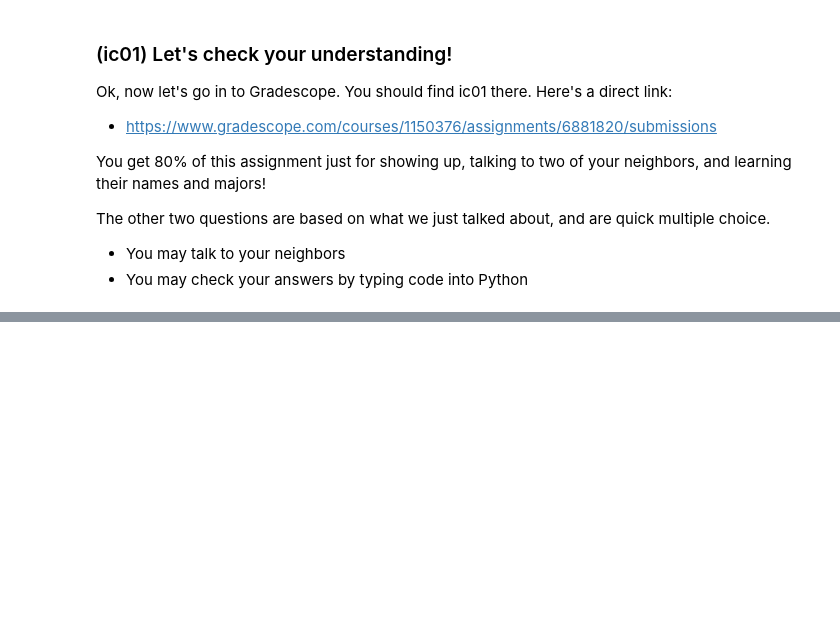
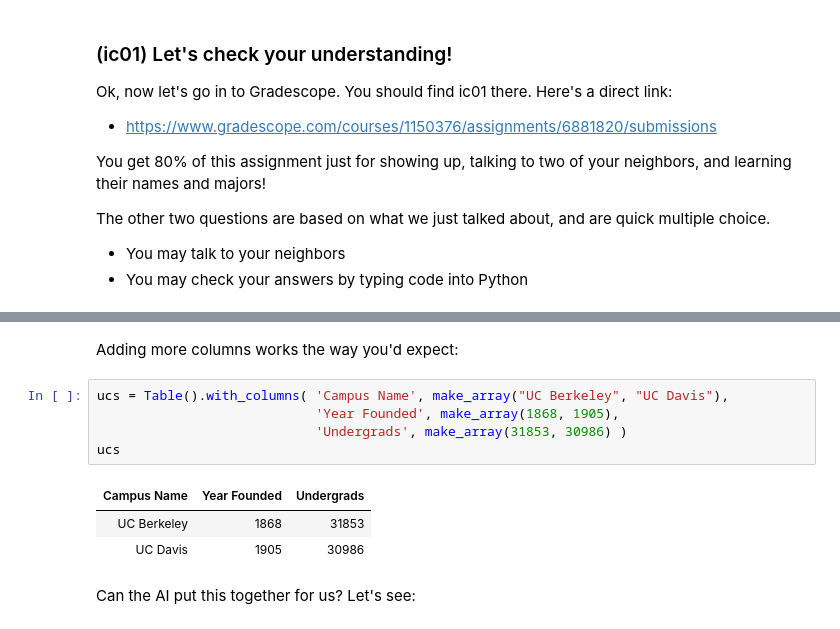
Before and after one commit to ucsb-ds/cmpsc5a-f25-students, a Jupyter notebook: lectures/lecture02.ipynb, the cells around one changed output, grey strips where cells are left out. Cells and saved outputs as stored; diff of their text form; blank space fills up the shorter version.

```diff
--- a/lectures/lecture02.ipynb
+++ b/lectures/lecture02.ipynb
@@ -457,0 +504,13 @@ The other two questions are based on what we just talked about, and are quick mu
+# %% [markdown]
+Adding more columns works the way you'd expect:
+# %%
+ucs = Table().with_columns( 'Campus Name', make_array("UC Berkeley", "UC Davis"),
+                            'Year Founded', make_array(1868, 1905),
+                            'Undergrads', make_array(31853, 30986) )
+ucs
+# %% [output]
+| Campus Name | Year Founded | Undergrads |
+| UC Berkeley | 1868 | 31853 |
+| UC Davis | 1905 | 30986 |
+# %% [markdown]
+Can the AI put this together for us?   Let's see:
```
Also changed, not shown: parts of 11 cells of this notebook.
